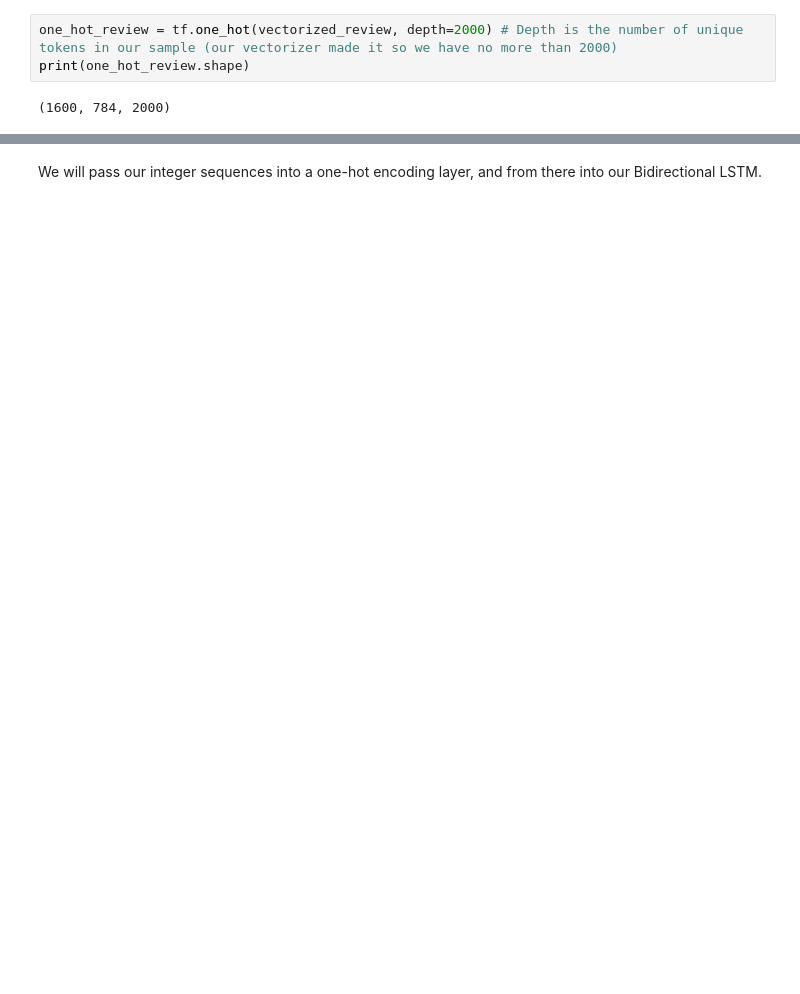
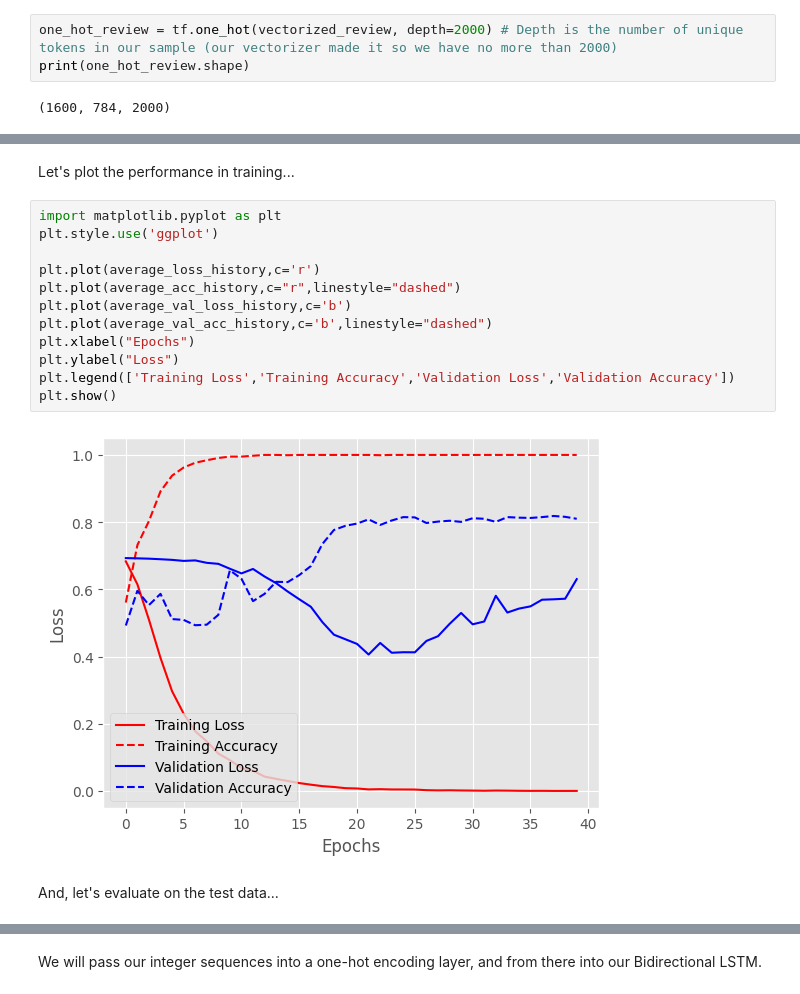
Before and after one commit to gburtch/BA865-2023, a Jupyter notebook: Lecture Materials/E/7.5 - RNN for Text with Embeddings.ipynb, the cells around one changed output, grey strips where cells are left out. Cells and saved outputs as stored; diff of their text form; blank space fills up the shorter version.

```diff
--- a/Lecture Materials/E/7.5 - RNN for Text with Embeddings.ipynb
+++ b/Lecture Materials/E/7.5 - RNN for Text with Embeddings.ipynb
@@ -112,0 +208,18 @@ print(one_hot_review.shape)
+# %% [markdown]
+Let's plot the performance in training...
+# %%
+import matplotlib.pyplot as plt
+plt.style.use('ggplot')
+
+plt.plot(average_loss_history,c='r')
+plt.plot(average_acc_history,c="r",linestyle="dashed")
+plt.plot(average_val_loss_history,c='b')
+plt.plot(average_val_acc_history,c='b',linestyle="dashed")
+plt.xlabel("Epochs")
+plt.ylabel("Loss")
+plt.legend(['Training Loss','Training Accuracy','Validation Loss','Validation Accuracy'])
+plt.show()
+# %% [output]
+[figure, added]
+# %% [markdown]
+And, let's evaluate on the test data...
```
Also changed, not shown: parts of 27 cells of this notebook, 4 other files.
